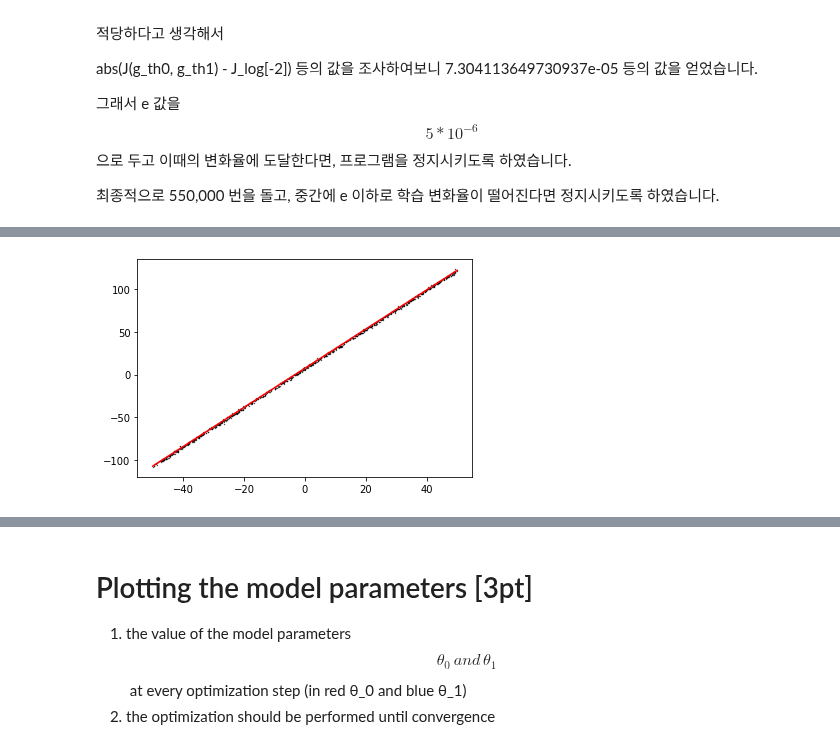
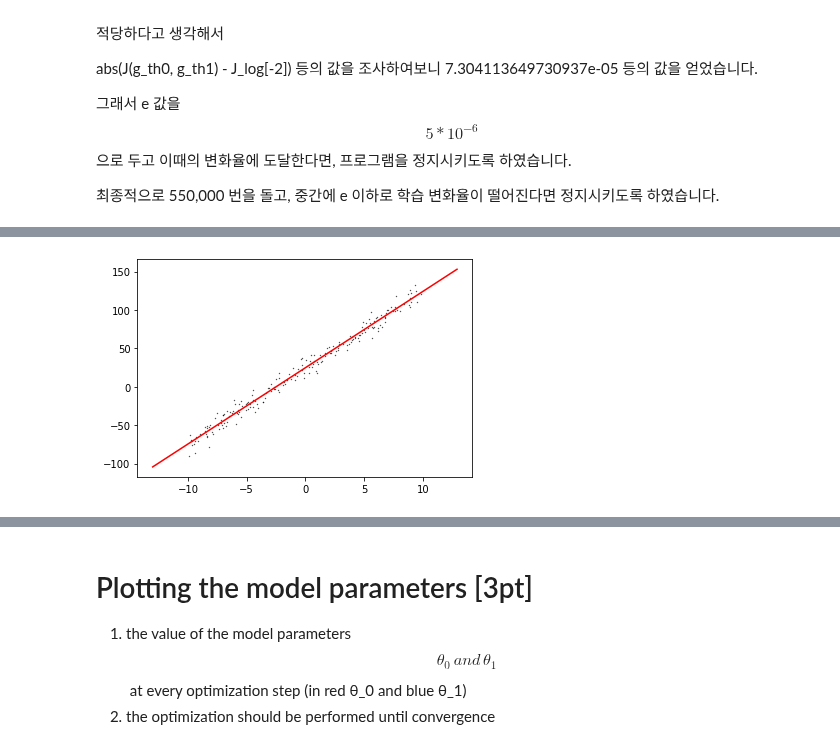
Before and after one commit to heebinYoo/assignment-02, a Jupyter notebook: assign02.ipynb, the cells around one changed output, grey strips where cells are left out. Cells and saved outputs as stored; diff of their text form; code cells hidden in the pictures.

```diff
--- a/assign02.ipynb
+++ b/assign02.ipynb
@@ -5,9 +5,13 @@
 import numpy as np
 import random as rd
 import matplotlib.pylab as plt
+from matplotlib import cm
 
 path = "/content/drive/My Drive/Colab Notebooks/assignment-02/data.csv"
 train_set = np.genfromtxt(path, delimiter=',')
+
+
+m = train_set.shape[0]
 # %% [markdown]
 02번 숙제와 같은 nparray를 쓰고 있으므로 그냥 바로 씁니다.
 정체미상의 데이터들입니다. $$[[x_1,y_1],...]$$
@@ -141,6 +143,11 @@ print(abs(J(g_th0, g_th1) - J_log[-2]))
 # %%
 plt.scatter(train_set[:,0],train_set[:,1], c="black", s=0.1)
-plt.plot([lower,upper],[g_th1*lower+g_th0,g_th1*upper+g_th0],'r-')
+
+x_plot_data = np.arange(-13,13,0.1)
+y_plot_data = g_th0 + x_plot_data * g_th1
+
+plt.plot(x_plot_data,y_plot_data,'r-')
+
 plt.show()
 # %% [output]
-[figure, old version]
+[figure, new version]
```
Also changed, not shown: parts of 14 cells of this notebook.
